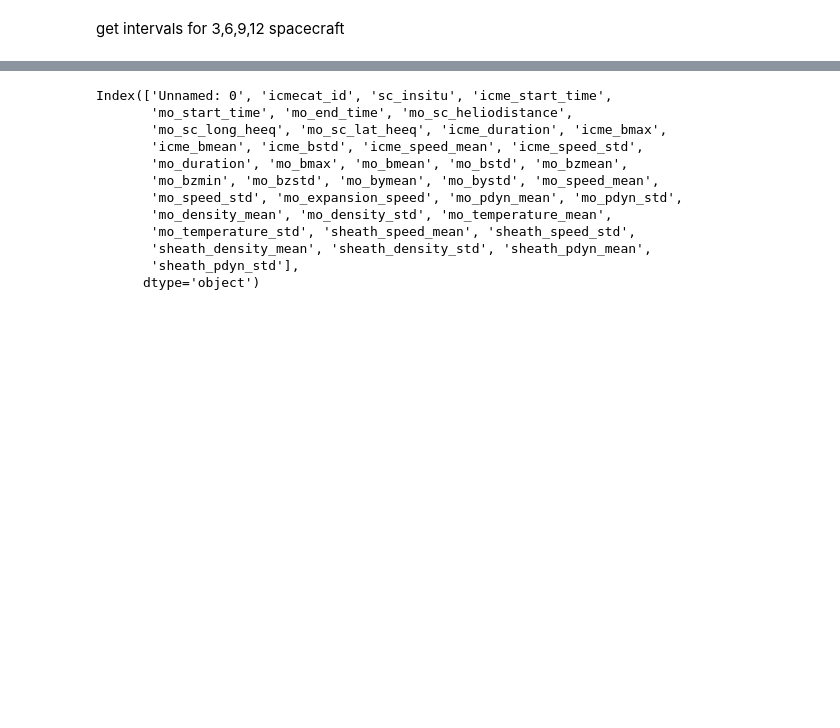
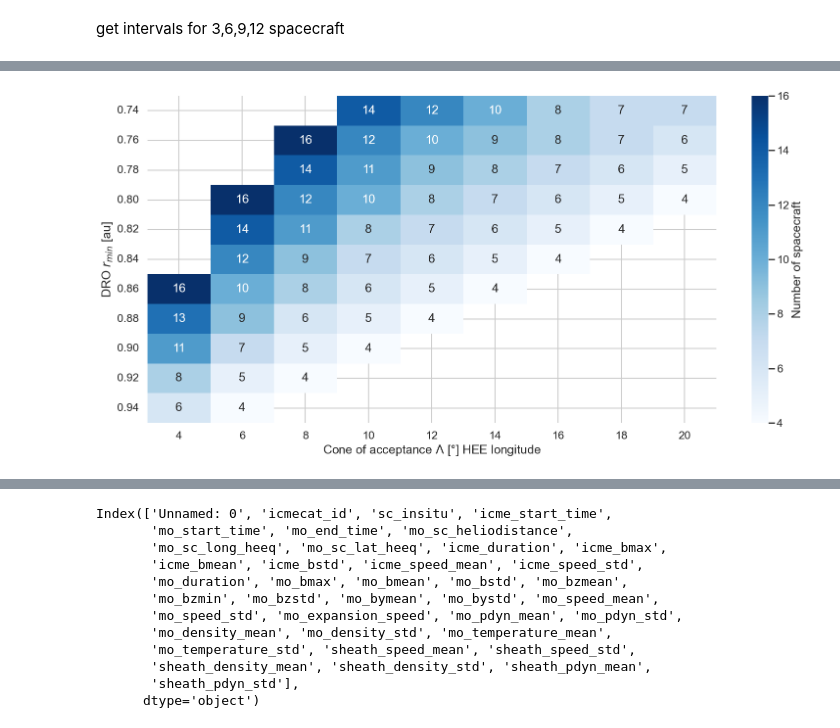
Before and after one commit to cmoestl/dro_orbits, a Jupyter notebook: dro.ipynb, the cells around one changed output, grey strips where cells are left out. Saved outputs shown, nothing was run; the diff lists cells and outputs as text; code cells hidden in the pictures; blank space fills up the shorter version.

Commit message:
heat map added

```diff
--- a/dro.ipynb
+++ b/dro.ipynb
@@ -1294,0 +1346,92 @@ poly fits
+# %%
+### add analysis for heat map how many spacecraft are needed
+#delta2_value3
+
+#get variables again for x and y
+
+labeling=['0.74 au','0.76 au','0.78 au','0.80 au','0.82 au','0.84 au','0.86 au','0.88 au','0.90 au','0.92 au','0.94 au']
+labeling_clean = ['0.74', '0.76', '0.78', '0.80', '0.82', '0.84', '0.86', '0.88', '0.90', '0.92', '0.94']
+
+
+#yaxis for table
+initial_x0_array
+
+#xaxis for table is cone of acceptance is 5 to 20° in 1° steps
+conedeg=np.arange(4,22,2)
+cone=np.deg2rad(np.arange(4,22,2))
+
+# define a heatmap for all combinations of orbits and cone of acceptance
+heatmap=np.zeros([len(initial_x0_array),len(cone)])
+
+
+print('------')
+print('cone of acceptance',np.rad2deg(cone))
+print('dros',np.round(initial_x0_array,2))
+print('sc numbers',nr_sc)
+print('------')
+
+
+print()
+print()
+
+
+#get number of spacecraft that fulfills the criteria that for all times a spacecraft is within the cone of acceptance
+
+#go through each orbit
+for i in np.arange(len(initial_x0_array)):
+
+    #go through all cone values
+    for k in np.arange(len(conedeg)):
+
+        #print(initial_x0_array[i])
+        #print(conedeg[k])
+
+        #for this combination, how many spacecraft are needed to go with delta < conedeg?
+        delta_current=[delta2_value3[i],delta2_value4[i], delta2_value5[i], delta2_value6[i],delta2_value7[i],delta2_value8[i],
+                      delta2_value9[i], delta2_value10[i], delta2_value11[i], delta2_value12[i],
+                       delta2_value13[i],delta2_value14[i],delta2_value15[i],delta2_value16[i] ]
+
+
+        heatmap[i,k]=np.nan
+
+        #print(str(np.round(delta_current,2)))
+        lowestind=np.where(delta_current< conedeg[k])[0]
+        #print(lowestind)
+
+        #check if result exists
+        if len(lowestind) > 0:
+            #assume that 4 is the minimum number of s/c
+            if lowestind[0] > 0:
+                heatmap[i,k]=nr_sc[lowestind[0]]
+
+        #print()
+
+    #print()
+
+
+heatmap
+
+###########################
+
+#plot heatmap
+
+
+sns.set_style('whitegrid')
+sns.set_context('talk')
+
+fig = plt.figure(figsize=(16, 8))
+ax1 = fig.add_subplot(1, 1, 1)
+
+sns.heatmap(heatmap, annot=True, cmap='Blues', cbar=True,
+            xticklabels=conedeg, yticklabels=labeling_clean,cbar_kws={'label': 'Number of spacecraft'})
+
+ax1.set_ylabel(r'DRO $r_{min}$ [au]')
+ax1.set_xlabel(r'Cone of acceptance $\Lambda$ [°] HEE longitude')
+
+ax1.set_yticklabels(ax1.get_yticklabels(), rotation=0)
+
+plt.tight_layout()
+
+plt.savefig(f'results/fig6_gap_analysis_heatmap.png', dpi=300,bbox_inches='tight')
+plt.savefig(f'results/fig6_gap_analysis_heatmap.pdf', dpi=300,bbox_inches='tight')
+# %% [output]
@@ -1295 +1443,2 @@ poly fits
+[figure, added]
 # %% [markdown]
```
Also changed, not shown: parts of 21 cells of this notebook, 43 other files.
